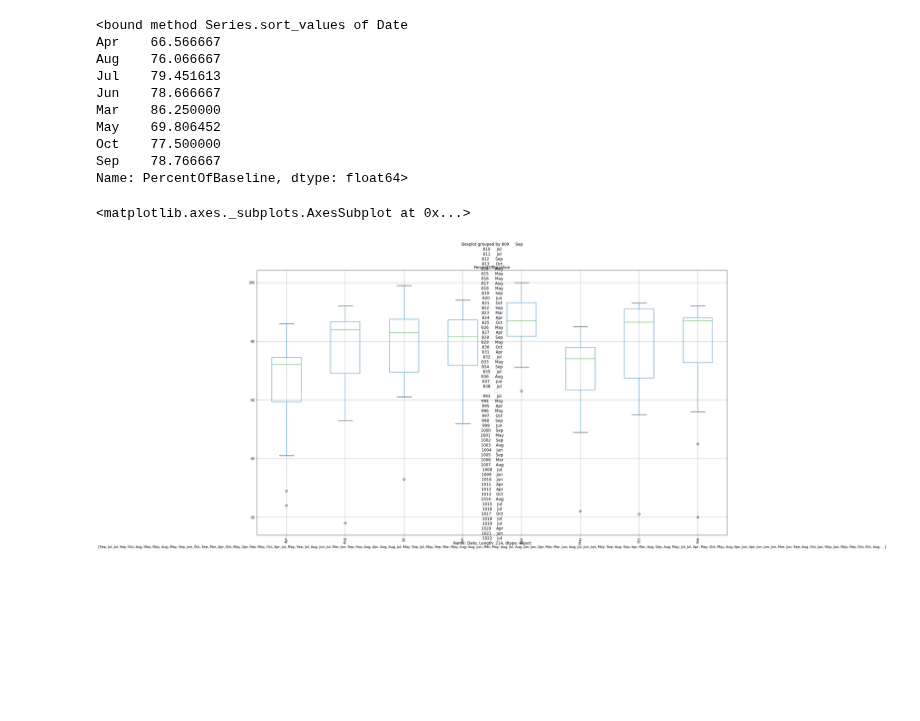
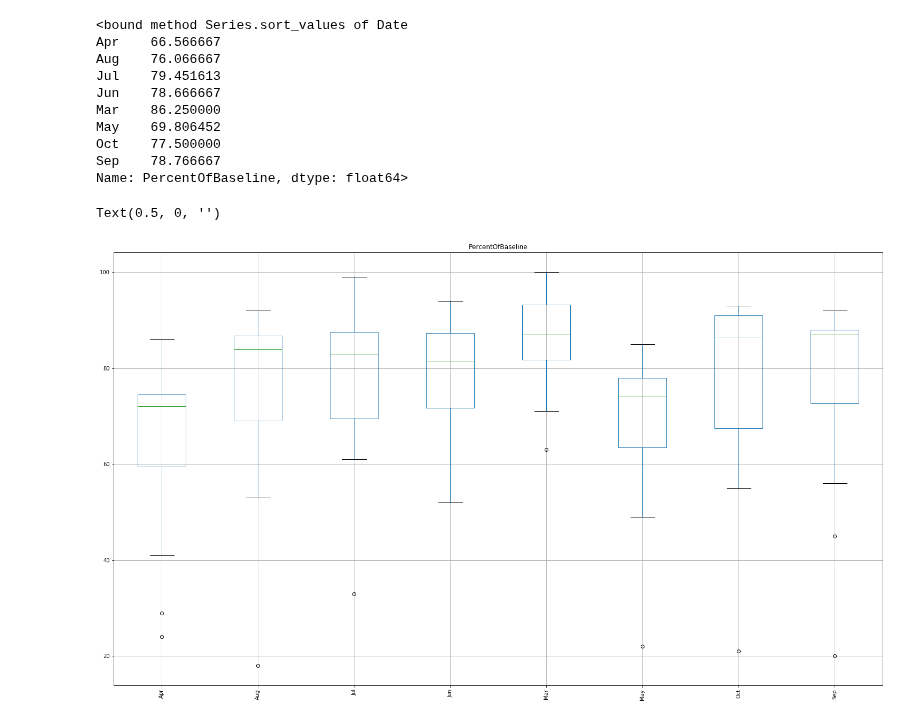
Before and after one commit to clement-ip/covid-airport-travel, a Jupyter notebook: project.ipynb, the cells around one changed output. Drawn from its saved outputs; the diff is of its cells as text; code cells hidden in the pictures; blank space fills up the shorter version.

Commit message:
Small changes to boxplot 3.

```diff
--- a/project.ipynb
+++ b/project.ipynb
@@ -171,8 +171,10 @@ Oct    77.500000
 Sep    78.766667
 Name: PercentOfBaseline, dtype: float64>
 # %%
-yvr.boxplot(column = 'PercentOfBaseline', by = yvr['Date'].dt.strftime('%b'), rot = 90, figsize = (25,15))
+yvr.boxplot(column = ['PercentOfBaseline'], by = yvr['Date'].dt.strftime('%b'), rot = 90, fontsize = 10, figsize = (25,15))
+plt.suptitle("")
+plt.xlabel("")
 # Repeat this for all NA airports?
 # %% [output]
-<matplotlib.axes._subplots.AxesSubplot at 0x...>
+Text(0.5, 0, '')
-[figure, old version]
+[figure, new version]
```
